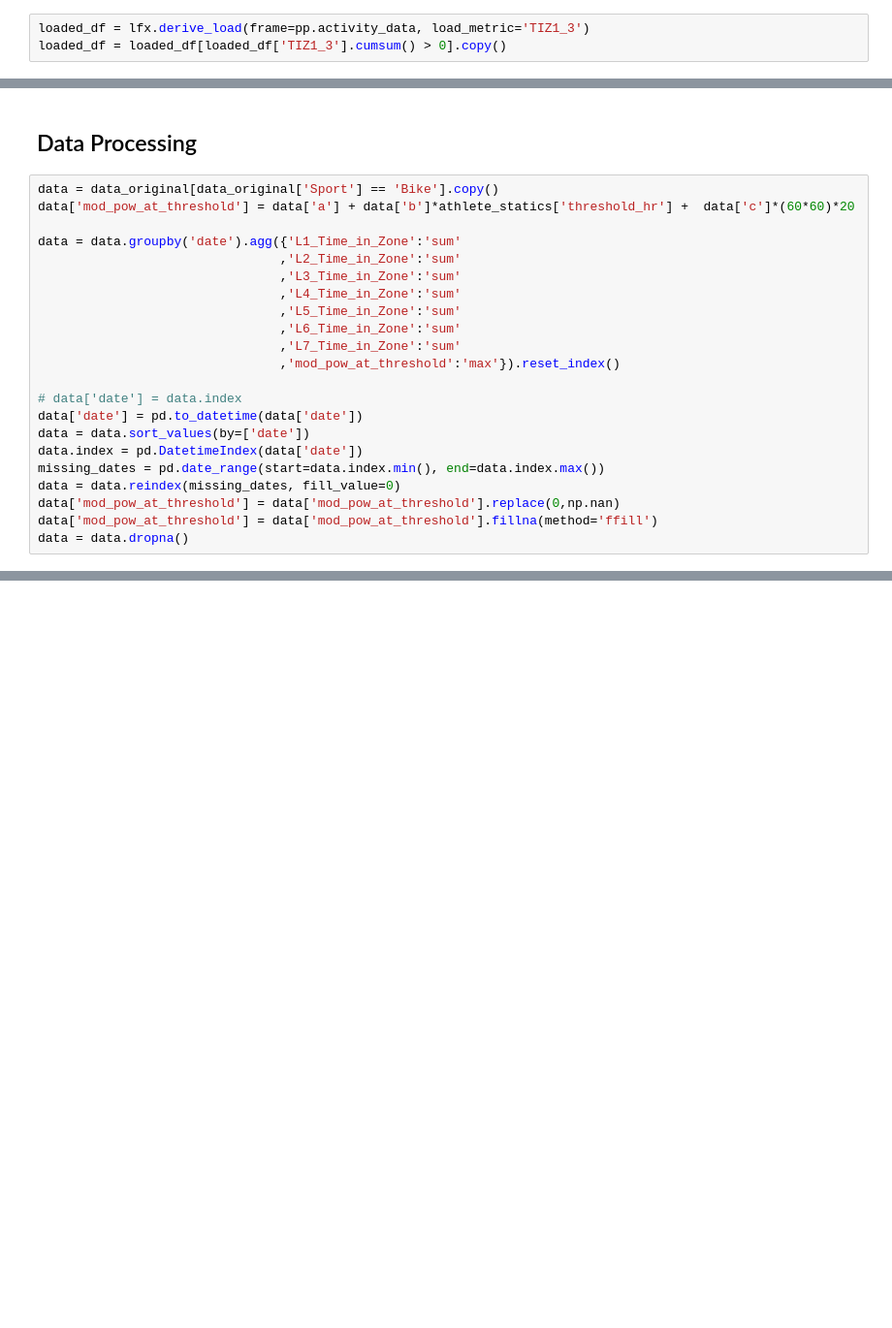
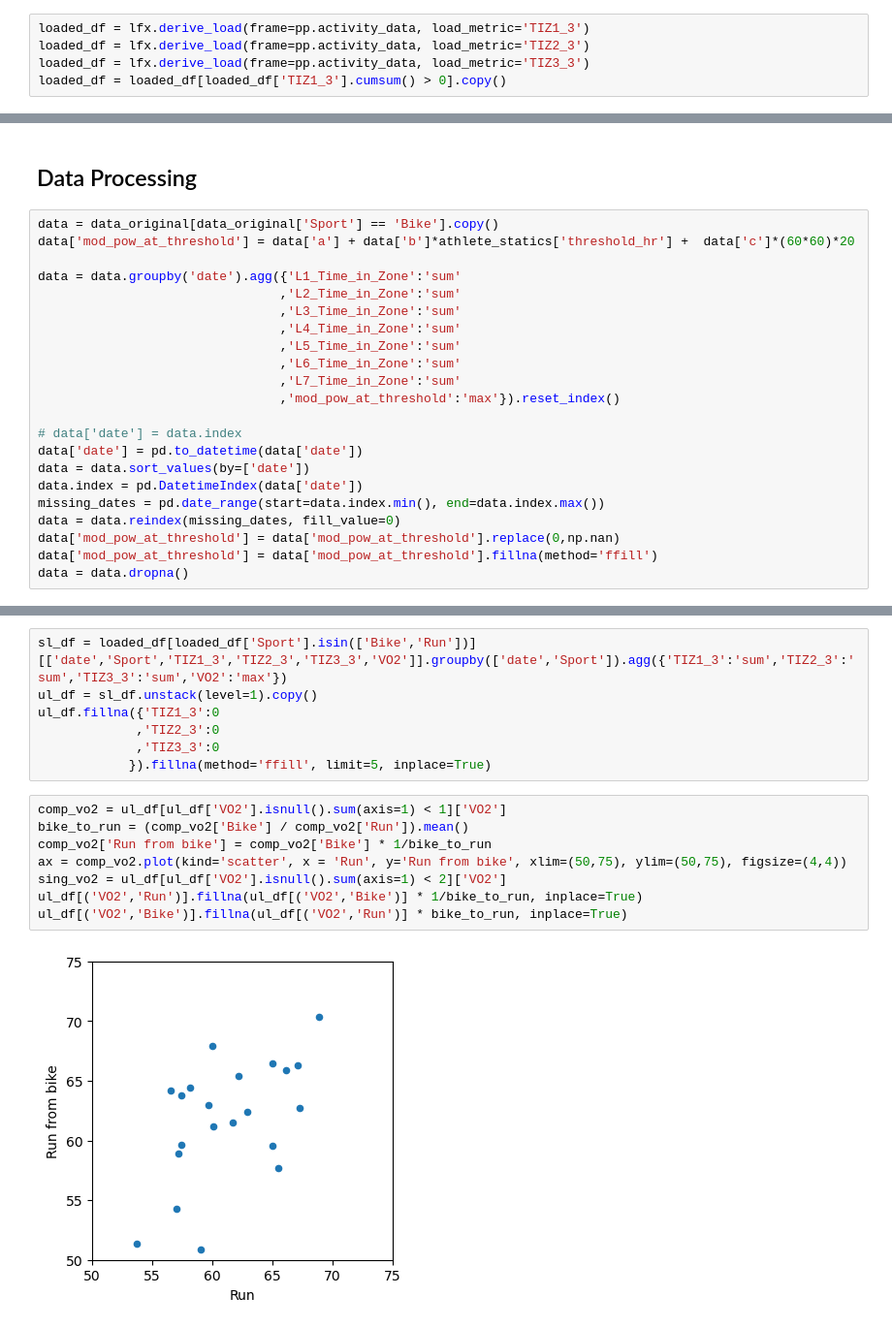
Before and after one commit to RyanAugust/TriNet, a Jupyter notebook: single_athlete/performance_rnn.ipynb, the cells around one changed output, grey strips where cells are left out. Shown at 97% size. Drawn from its saved outputs; the diff is of its cells as text; blank space fills up the shorter version.

```diff
--- a/single_athlete/performance_rnn.ipynb
+++ b/single_athlete/performance_rnn.ipynb
@@ -16,5 +26,7 @@ Local dataset available. process using `dataset_preprocess`
 # %%
 loaded_df = lfx.derive_load(frame=pp.activity_data, load_metric='TIZ1_3')
+loaded_df = lfx.derive_load(frame=pp.activity_data, load_metric='TIZ2_3')
+loaded_df = lfx.derive_load(frame=pp.activity_data, load_metric='TIZ3_3')
 loaded_df = loaded_df[loaded_df['TIZ1_3'].cumsum() > 0].copy()
 # %%
 pfx.derive_performance(loaded_df, performance_metric='VO2')
@@ -50,0 +107,17 @@ data = data.dropna()
+# %%
+sl_df = loaded_df[loaded_df['Sport'].isin(['Bike','Run'])][['date','Sport','TIZ1_3','TIZ2_3','TIZ3_3','VO2']].groupby(['date','Sport']).agg({'TIZ1_3':'sum','TIZ2_3':'sum','TIZ3_3':'sum','VO2':'max'})
+ul_df = sl_df.unstack(level=1).copy()
+ul_df.fillna({'TIZ1_3':0
+             ,'TIZ2_3':0
+             ,'TIZ3_3':0
+            }).fillna(method='ffill', limit=5, inplace=True)
+# %%
+comp_vo2 = ul_df[ul_df['VO2'].isnull().sum(axis=1) < 1]['VO2']
+bike_to_run = (comp_vo2['Bike'] / comp_vo2['Run']).mean()
+comp_vo2['Run from bike'] = comp_vo2['Bike'] * 1/bike_to_run
+ax = comp_vo2.plot(kind='scatter', x = 'Run', y='Run from bike', xlim=(50,75), ylim=(50,75), figsize=(4,4))
+sing_vo2 = ul_df[ul_df['VO2'].isnull().sum(axis=1) < 2]['VO2']
+ul_df[('VO2','Run')].fillna(ul_df[('VO2','Bike')] * 1/bike_to_run, inplace=True)
+ul_df[('VO2','Bike')].fillna(ul_df[('VO2','Run')] * bike_to_run, inplace=True)
+# %% [output]
+[figure, added]
```
Also changed, not shown: parts of 18 cells of this notebook, 2 other files.
